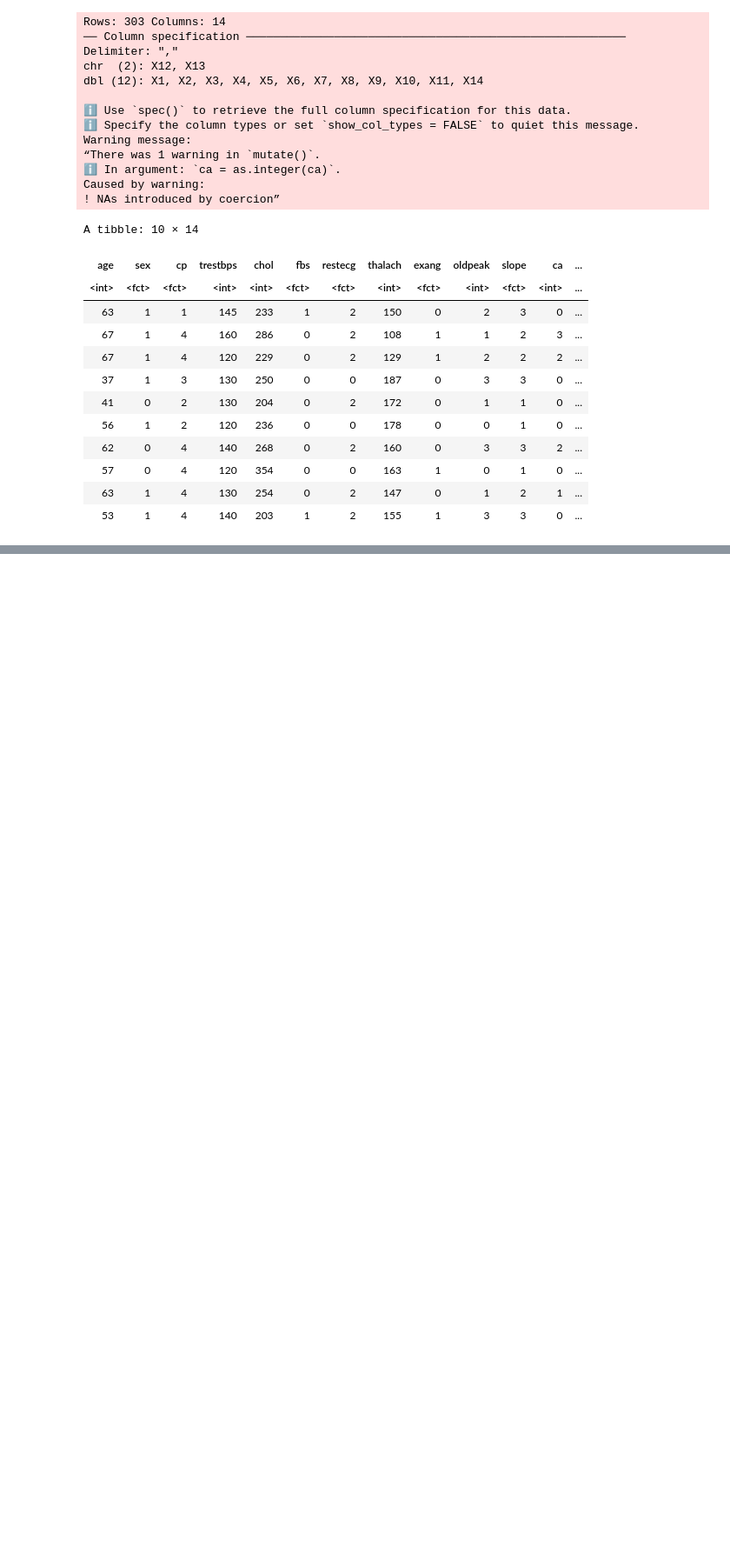
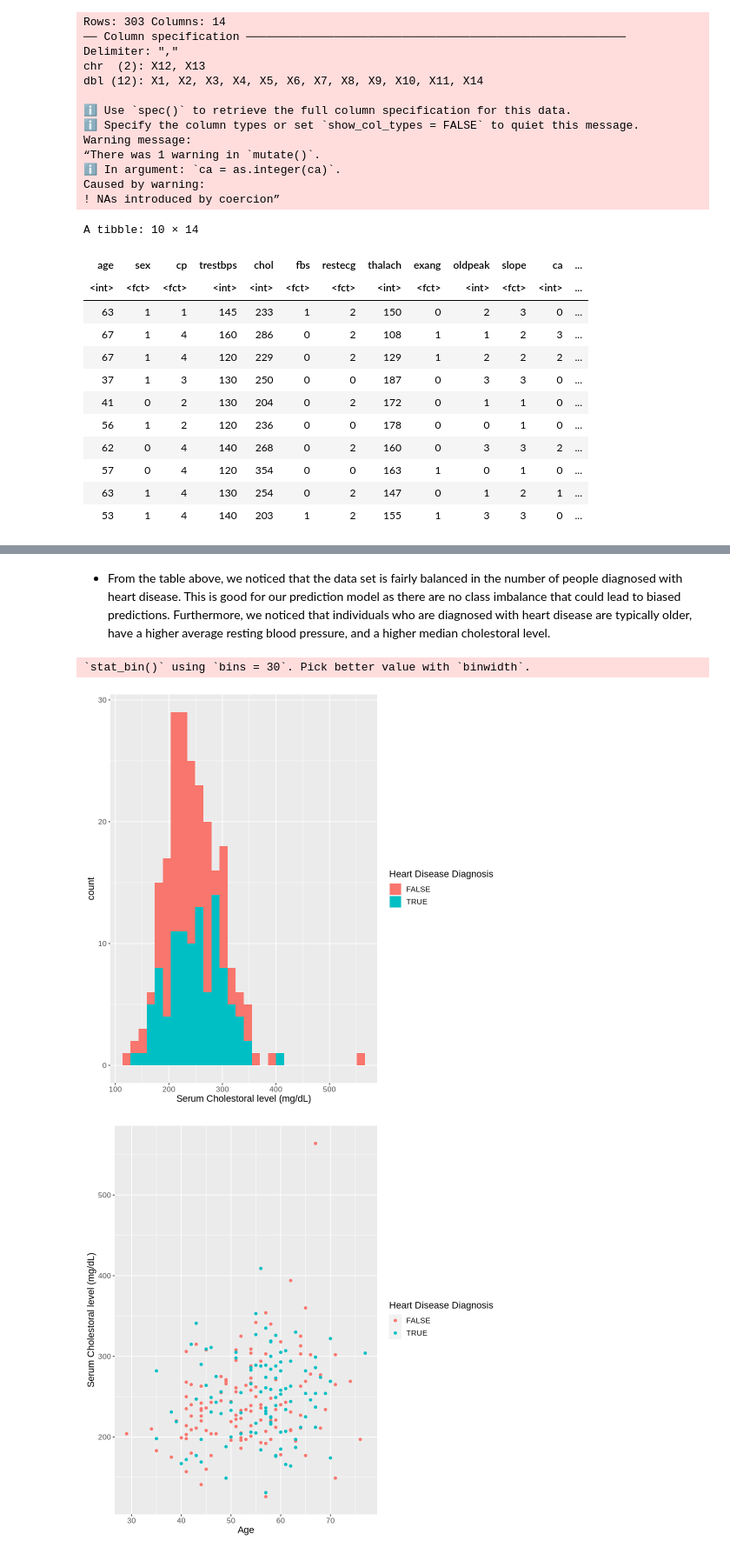
Before and after one commit to MarkusW12/heart_disease_project_proposal, a Jupyter notebook: Untitled.ipynb, the cells around one changed output, grey strips where cells are left out. Shown at 87% size. Saved outputs shown, nothing was run; the diff lists cells and outputs as text; code cells hidden in the pictures; blank space fills up the shorter version.

Commit message:
Worked on some parts of preliminary exploratory data analysis

```diff
--- a/Untitled.ipynb
+++ b/Untitled.ipynb
@@ -94,0 +87,4 @@ https://archive.ics.uci.edu/dataset/45/heart+disease
+# %%
+heart_disease_mutated <- heart_disease_converted |>
+                        mutate(diagnosis = case_when(num >= 1 ~ TRUE, num == 0 ~ FALSE))
+heart_disease_mutated
@@ -94,0 +111,4 @@ https://archive.ics.uci.edu/dataset/45/heart+disease
+# %%
+heart_disease_split <- initial_split(heart_disease_mutated, prop = 0.75, strata = diagnosis)
+heart_disease_train <- training(heart_disease_split)
+heart_disease_test <- testing(heart_disease_split)
@@ -94,0 +150,36 @@ https://archive.ics.uci.edu/dataset/45/heart+disease
+# %% [markdown]
+- From the table above, we noticed that the data set is fairly balanced in the number of people diagnosed with heart disease. This is good for our prediction model as there are no class imbalance that could lead to biased predictions. Furthermore, we noticed that individuals who are diagnosed with heart disease are typically older, have a higher average resting blood pressure, and a higher median cholestoral level.
+# %%
+options(repr.plot.width=8, repr.plot.height=8)
+
+chol_distribution <- heart_disease_train |>
+                    ggplot(aes(x=chol, fill=diagnosis)) +
+                    geom_histogram() +
+                    labs(x="Serum Cholestoral level (mg/dL)", fill = "Heart Disease Diagnosis") +
+                    theme(text= element_text(size=13))
+chol_distribution
+
+chol_vs_age_plot <- heart_disease_train |>
+                ggplot(aes(x=age,y=chol,colour=diagnosis)) +
+                geom_point() +
+                labs(x="Age", y="Serum Cholestoral level (mg/dL)", colour = "Heart Disease Diagnosis") +
+                theme(text= element_text(size=13))
+chol_vs_age_plot
+
+trestbps_vs_age_plot <- heart_disease_train |>
+                ggplot(aes(x=age,y=trestbps,colour=diagnosis)) +
+                geom_point() +
+                labs(x="Age", y="Resting Blood Pressure (mmHg)", colour = "Heart Disease Diagnosis") +
+                theme(text= element_text(size=13))
+trestbps_vs_age_plot
+
+trestbps_vs_chol_plot <- heart_disease_train |>
+                ggplot(aes(x=chol,y=trestbps,colour=diagnosis)) +
+                geom_point() +
+                labs(x="Serum Cholestoral level (mg/dL)", y="Resting Blood Pressure (mmHg)", colour = "Heart Disease Diagnosis") +
+                theme(text= element_text(size=13))
+trestbps_vs_chol_plot
+# %% [output]
+`stat_bin()` using `bins = 30`. Pick better value with `binwidth`.
+[figure, added]
+[figure, added]
```
Also changed, not shown: parts of 12 cells of this notebook.
